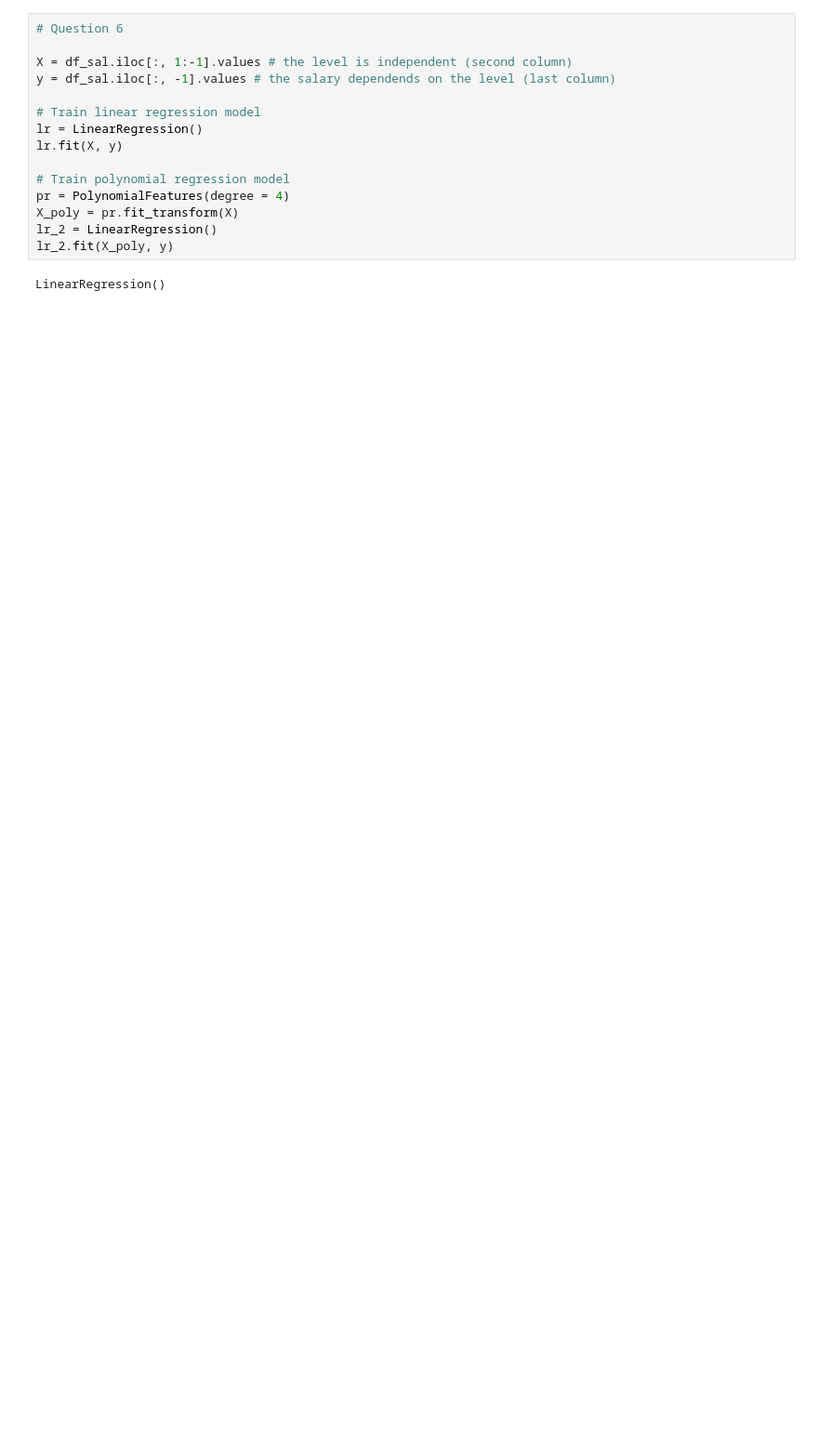
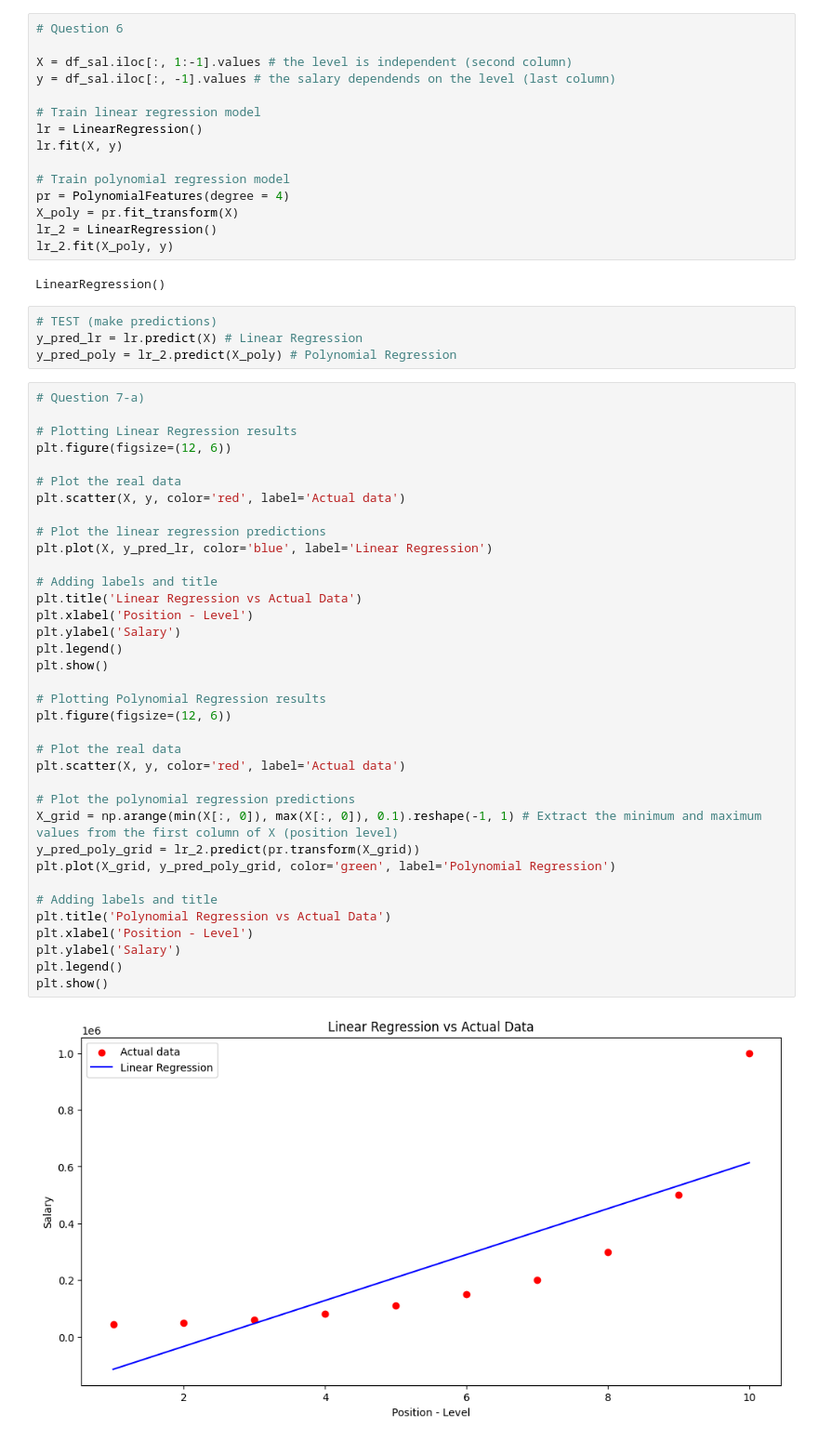
Before and after one commit to mo-hamedaziz/Machine-Learning-Labs, a Jupyter notebook: TP4/tp4.ipynb, the cells around one changed output. Shown: that part at 93% size. Drawn from its saved outputs; the diff is of its cells as text; blank space fills up the shorter version.

```diff
--- a/TP4/tp4.ipynb
+++ b/TP4/tp4.ipynb
@@ -395,3 +500,45 @@ lr_2 = LinearRegression()
 lr_2.fit(X_poly, y)
 # %% [output]
 LinearRegression()
+# %%
+# TEST (make predictions)
+y_pred_lr = lr.predict(X) # Linear Regression
+y_pred_poly = lr_2.predict(X_poly) # Polynomial Regression
+# %%
+# Question 7-a)
+
+# Plotting Linear Regression results
+plt.figure(figsize=(12, 6))
+
+# Plot the real data
+plt.scatter(X, y, color='red', label='Actual data')
+
+# Plot the linear regression predictions
+plt.plot(X, y_pred_lr, color='blue', label='Linear Regression')
+
+# Adding labels and title
+plt.title('Linear Regression vs Actual Data')
+plt.xlabel('Position - Level')
+plt.ylabel('Salary')
+plt.legend()
+plt.show()
+
+# Plotting Polynomial Regression results
+plt.figure(figsize=(12, 6))
+
+# Plot the real data
+plt.scatter(X, y, color='red', label='Actual data')
+
+# Plot the polynomial regression predictions
+X_grid = np.arange(min(X[:, 0]), max(X[:, 0]), 0.1).reshape(-1, 1) # Extract the minimum and maximum values from the first column of X (position level)
+y_pred_poly_grid = lr_2.predict(pr.transform(X_grid))
+plt.plot(X_grid, y_pred_poly_grid, color='green', label='Polynomial Regression')
+
+# Adding labels and title
+plt.title('Polynomial Regression vs Actual Data')
+plt.xlabel('Position - Level')
+plt.ylabel('Salary')
+plt.legend()
+plt.show()
+# %% [output]
+[figure, added]
```
Also changed, not shown: parts of 16 cells of this notebook.
